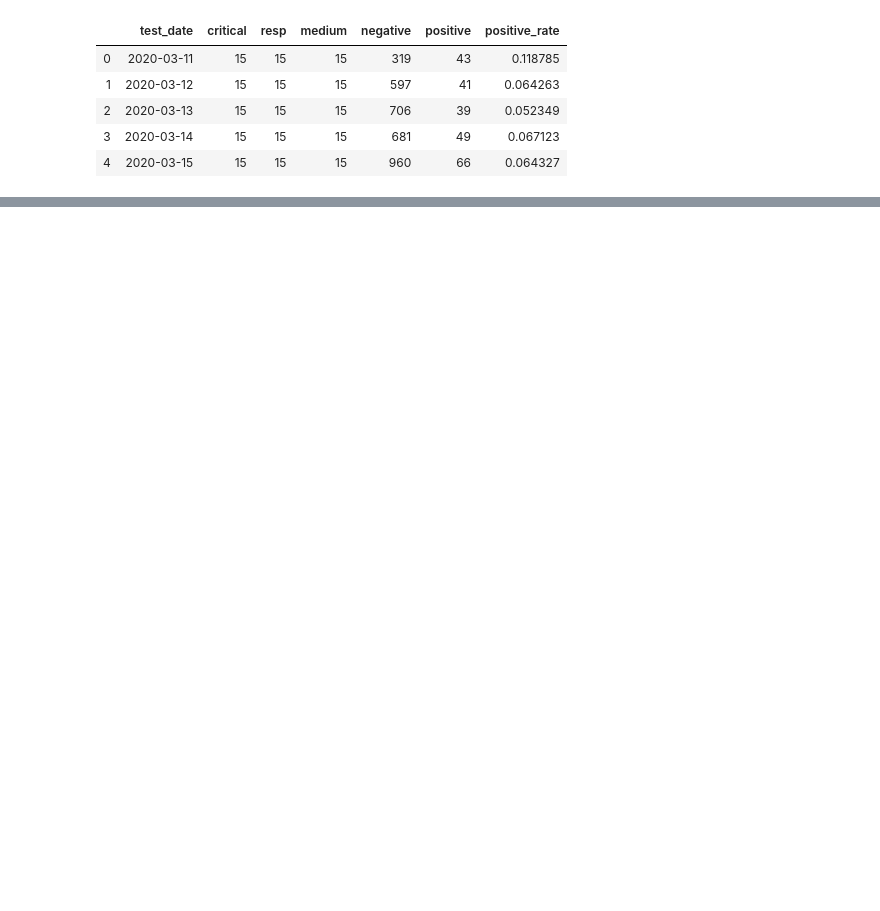
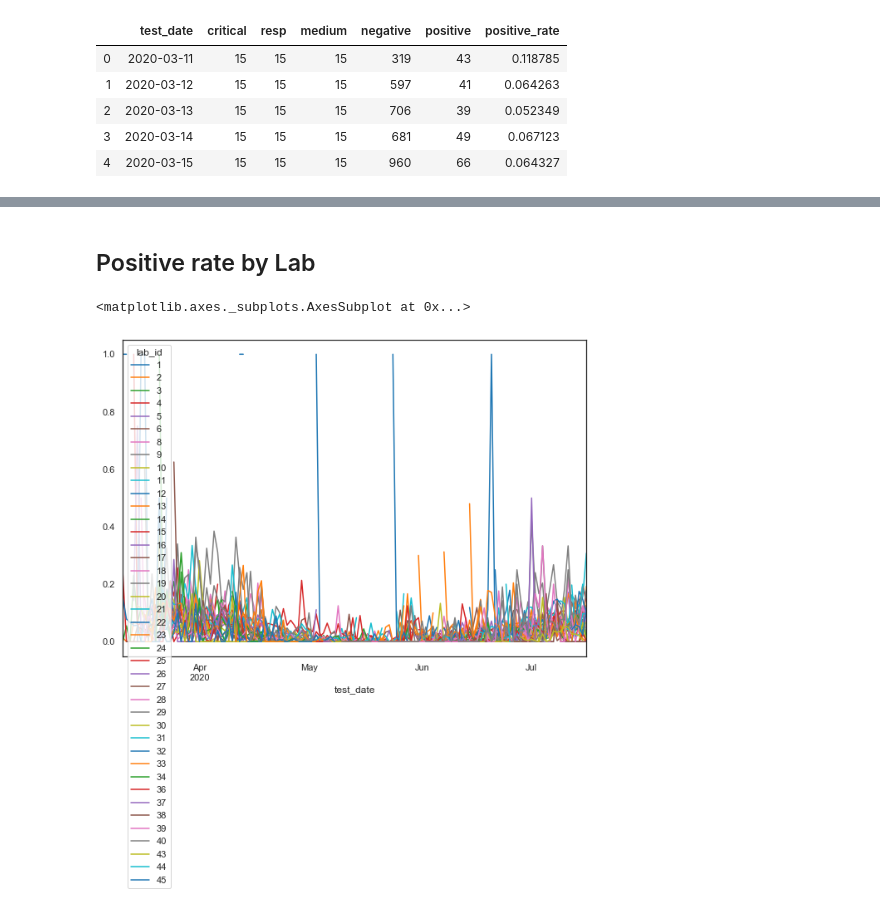
Before and after one commit to cjer/covid, a Jupyter notebook: israel_covid.ipynb, the cells around one changed output, grey strips where cells are left out. Drawn from its saved outputs; the diff is of its cells as text; code cells hidden in the pictures; blank space fills up the shorter version.

```diff
--- a/israel_covid.ipynb
+++ b/israel_covid.ipynb
@@ -484,3 +484,13 @@ c2 = alt.Chart(hos_and_rate
 alt.layer(c1, c2).properties(title='Positive rate (smoothed, 7d) vs. critical hospitalizations (smoothed, 7d), by date')
 # %% [output]
 [interactive output not drawn]
+# %% [markdown]
+## Positive rate by Lab
+# %%
+polab = bdi[(bdi.test_date<'2021') & (bdi.is_first_Test=='Yes')].fillna('Other').groupby(['test_date', 'lab_id', 'corona_result']).size().unstack().fillna(0)
+polab['total_tests'] = polab.sum(axis=1)
+polab['positive_rate'] = polab.positive/(polab.positive+polab.negative)
+polab.positive_rate.unstack().plot(figsize=(10,7))
+# %% [output]
+<matplotlib.axes._subplots.AxesSubplot at 0x...>
+[figure, added]
```
Also changed, not shown: parts of 45 cells of this notebook, 11 other files.
